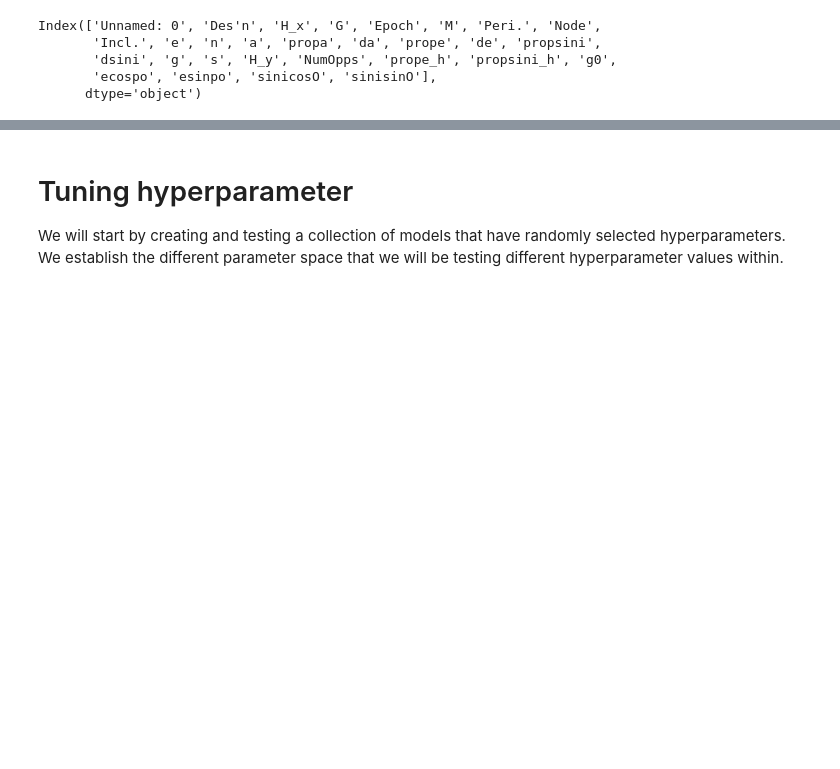
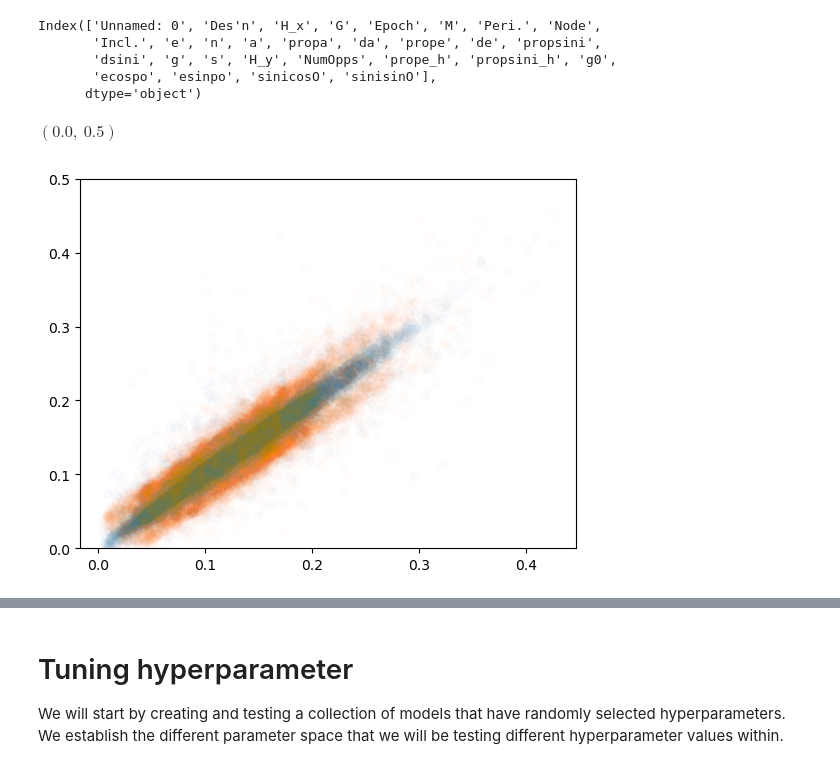
Before and after one commit to kavidey/action-angle-discovery, a Jupyter notebook: properelements.ipynb, the cells around one changed output, grey strips where cells are left out. Saved outputs shown, nothing was run; the diff lists cells and outputs as text; code cells hidden in the pictures; blank space fills up the shorter version.

```diff
--- a/properelements.ipynb
+++ b/properelements.ipynb
@@ -124,3 +124,10 @@ dele = merged_df['prope']-merged_df['prope_h']
 delsini = merged_df['propsini_h']-np.sin(merged_df['Incl.']*np.pi/180)
 delg = merged_df['g0'] - merged_df['g']
 s = merged_df['s']
+# %%
+plt.scatter(merged_df['prope'], merged_df['prope_h'], alpha=0.01)
+plt.scatter(merged_df['prope'], merged_df['e'], alpha=0.01)
+plt.ylim(0, 0.5)
+# %% [output]
+$\displaystyle \left( 0.0, \  0.5\right)$
+[figure, added]
```
Also changed, not shown: parts of 9 cells of this notebook.
